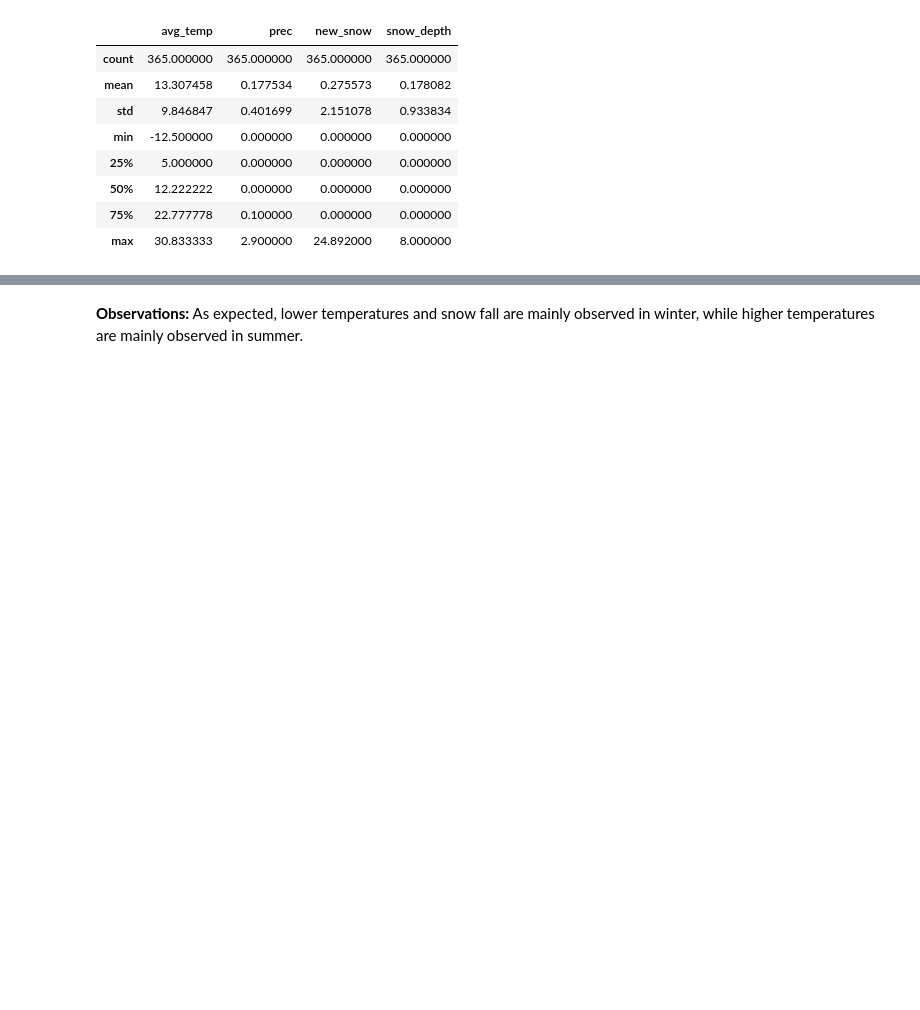
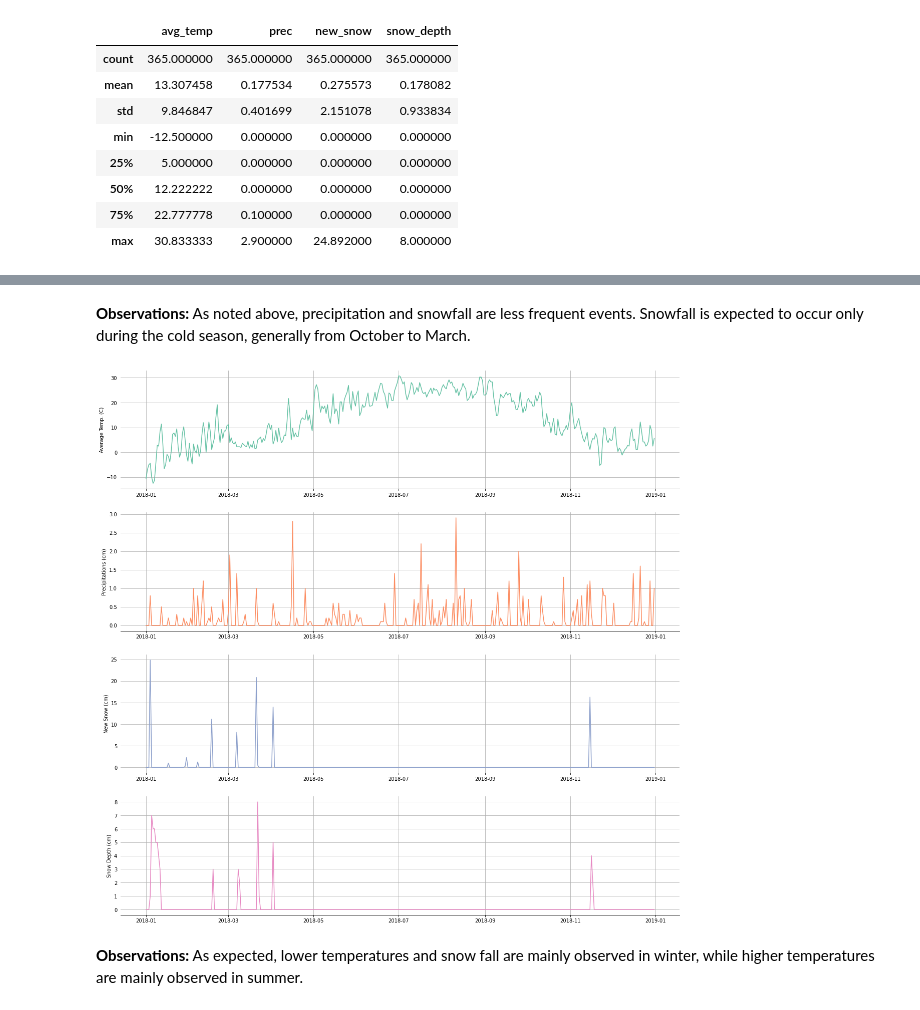
Before and after one commit to strickert/EPFL_ML, a Jupyter notebook: 01-data_preparation_I.ipynb, the cells around one changed output, grey strips where cells are left out. Saved outputs shown, nothing was run; the diff lists cells and outputs as text; code cells hidden in the pictures; blank space fills up the shorter version.

```diff
--- a/01-data_preparation_I.ipynb
+++ b/01-data_preparation_I.ipynb
@@ -61,3 +120,25 @@ import matplotlib.pyplot as plt
+# %%
+# Define a function that display individual lineplot of selected numerical columns
+def plot_lineplot(data, variable, columns, colnames, ncols=1, nrows=1, palette='Set2'):
+
+    # Get the color palette
+    cpal = itertools.cycle(sns.color_palette(palette))
+
+    # Create a figure with n columns and rows
+    _, axes = plt.subplots(nrows=nrows, ncols=ncols, figsize=(20, nrows*5))
+
+    # Generate the plots
+    for ax, col, colname, colour in zip(axes.ravel(), columns, colnames, cpal):
+        ax.plot(data[variable], data[col], color=colour)
+        ax.spines['top'].set_visible(False)
+        ax.spines['right'].set_visible(False)
+        ax.spines['left'].set_visible(False)
+        ax.yaxis.set_ticks_position('none')
+        ax.set_ylabel(colname)
+        ax.grid()
+
+    # Display the figure
+    plt.show()
 # %% [markdown]
 ***
 # %% [markdown]
@@ -260,3 +296,10 @@ plt.show()
+# %% [markdown]
+**Observations:** As noted above, precipitation and snowfall are less frequent events. Snowfall is expected to occur only during the cold season, generally from October to March.
+# %%
+# Display lineplots of numerical columns
+plot_lineplot(weather_df, 'date', weather_cols, weather_colnames, nrows=4)
+# %% [output]
+[figure, added]
 # %% [markdown]
 **Observations:** As expected, lower temperatures and snow fall are mainly observed in winter, while higher temperatures are mainly observed in summer.
 # %% [markdown]
```
Also changed, not shown: parts of 18 cells of this notebook, 3 other files.
